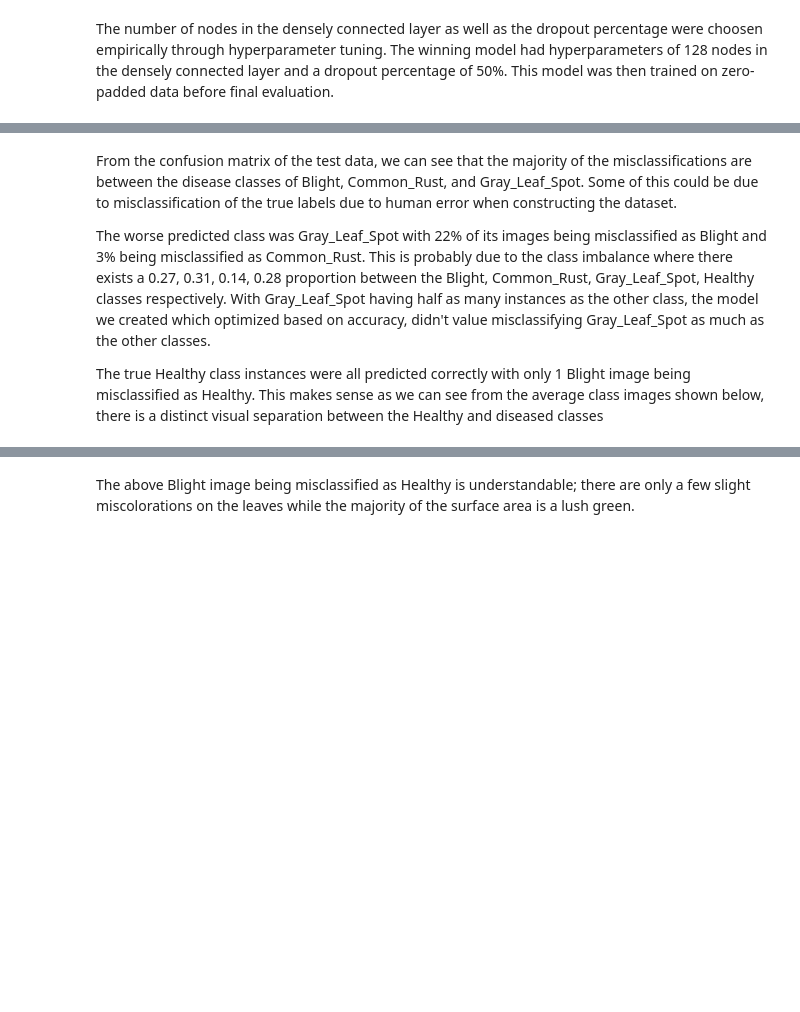
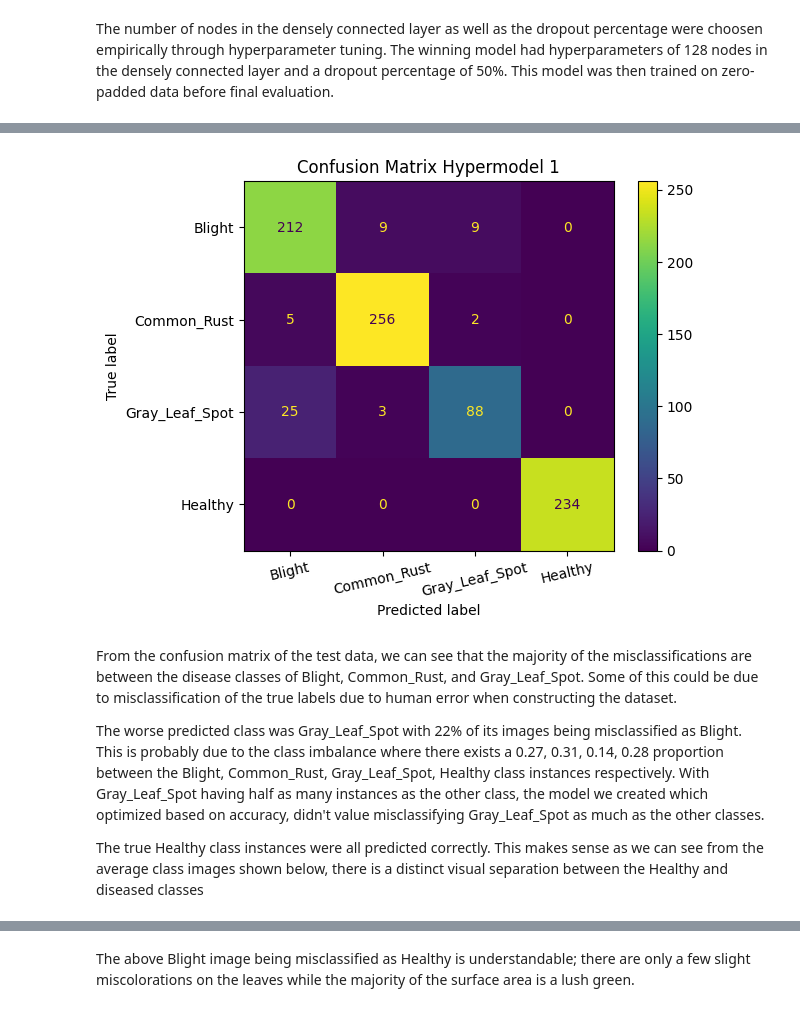
Before and after one commit to clementchen163/Corn-Leaf-Disease, a Jupyter notebook: 3. Model Selection/Model selection.ipynb, the cells around one changed output, grey strips where cells are left out. Drawn from its saved outputs; the diff is of its cells as text; code cells hidden in the pictures; blank space fills up the shorter version.

```diff
--- a/3. Model Selection/Model selection.ipynb
+++ b/3. Model Selection/Model selection.ipynb
@@ -134,0 +205,7 @@ plt.show()
+# %%
+disp=ConfusionMatrixDisplay(confusion_matrix= make_cm(HyperModel1),
+                            display_labels=padded_test_ds.class_names)
+disp.plot(xticks_rotation= 13)
+plt.title('Confusion Matrix Hypermodel 1')
+plt.show()
+# %% [output]
@@ -135,9 +213,10 @@ plt.show()
+[figure, added]
 # %% [markdown]
 From the confusion matrix of the test data, we can see that the majority of the misclassifications are between the disease classes of Blight, Common_Rust, and Gray_Leaf_Spot. Some of this could be due to misclassification of the true labels due to human error when constructing the dataset.
 
-The worse predicted class was Gray_Leaf_Spot with 22% of its images being misclassified as Blight and 3% being misclassified as Common_Rust. This is probably due to the class imbalance where there exists a 0.27, 0.31, 0.14, 0.28 proportion between the Blight, Common_Rust, Gray_Leaf_Spot, Healthy classes respectively. With Gray_Leaf_Spot having half as many instances as the other class, the model we created which optimized based on accuracy, didn't value misclassifying Gray_Leaf_Spot as much as the other classes.
+The worse predicted class was Gray_Leaf_Spot with 22% of its images being misclassified as Blight. This is probably due to the class imbalance where there exists a 0.27, 0.31, 0.14, 0.28 proportion between the Blight, Common_Rust, Gray_Leaf_Spot, Healthy class instances respectively. With Gray_Leaf_Spot having half as many instances as the other class, the model we created which optimized based on accuracy, didn't value misclassifying Gray_Leaf_Spot as much as the other classes.
 
-The true Healthy class instances were all predicted correctly with only 1 Blight image being misclassified as Healthy. This makes sense as we can see from the average class images shown below, there is a distinct visual separation between the Healthy and diseased classes
+The true Healthy class instances were all predicted correctly. This makes sense as we can see from the average class images shown below, there is a distinct visual separation between the Healthy and diseased classes
 # %%
 padded_path = '../0. Project Data/Reshaped and zero-padded Data/'
 padded_dir = pathlib.Path(padded_path).with_suffix('')
```
Also changed, not shown: parts of 18 cells of this notebook, 4 other files.
